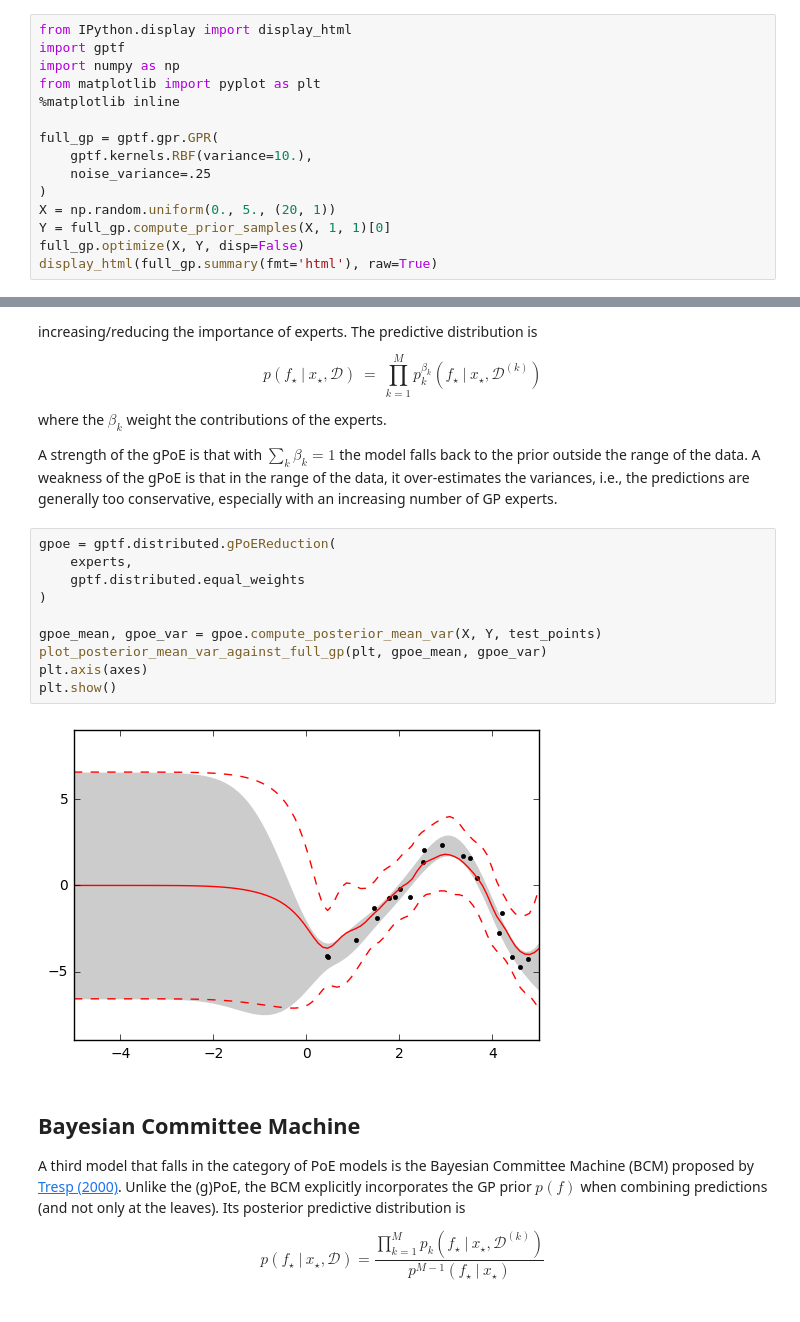
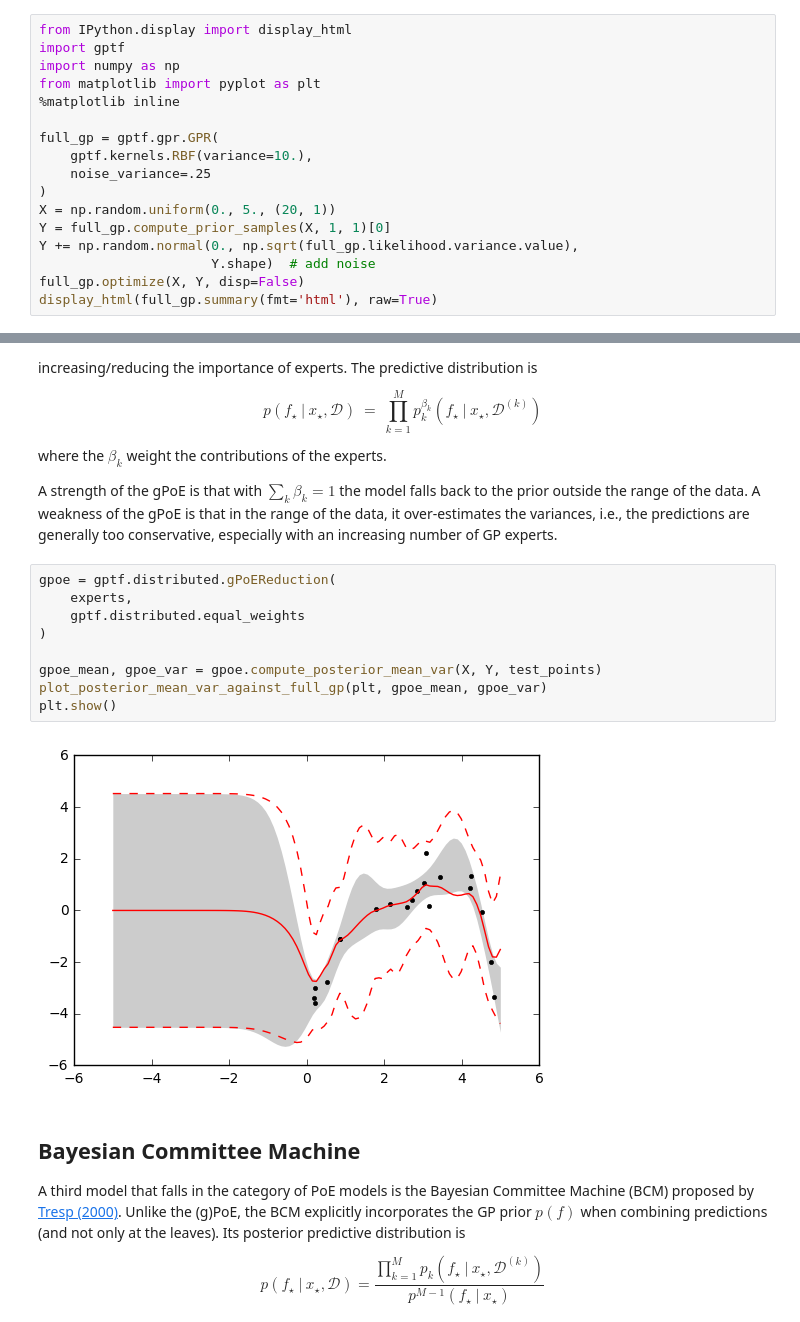
Before and after one commit to sanket-kamthe/gptf, a Jupyter notebook: notebooks/Distributed_Gaussian_Process_Models.ipynb, the cells around one changed output, grey strips where cells are left out. Drawn from its saved outputs; the diff is of its cells as text.

```diff
--- a/notebooks/Distributed_Gaussian_Process_Models.ipynb
+++ b/notebooks/Distributed_Gaussian_Process_Models.ipynb
@@ -18,6 +18,8 @@ full_gp = gptf.gpr.GPR(
 )
 X = np.random.uniform(0., 5., (20, 1))
 Y = full_gp.compute_prior_samples(X, 1, 1)[0]
+Y += np.random.normal(0., np.sqrt(full_gp.likelihood.variance.value),
+                      Y.shape)  # add noise
 full_gp.optimize(X, Y, disp=False)
 display_html(full_gp.summary(fmt='html'), raw=True)
 # %% [output]
@@ -117,15 +116,14 @@ number of GP experts.
 # %%
 gpoe = gptf.distributed.gPoEReduction(
     experts,
     gptf.distributed.equal_weights
 )
 
 gpoe_mean, gpoe_var = gpoe.compute_posterior_mean_var(X, Y, test_points)
 plot_posterior_mean_var_against_full_gp(plt, gpoe_mean, gpoe_var)
-plt.axis(axes)
 plt.show()
 # %% [output]
-[figure, old version]
+[figure, new version]
 # %% [markdown]
 ## Bayesian Committee Machine
 
```
Also changed, not shown: parts of 5 cells of this notebook, 1 other file.
